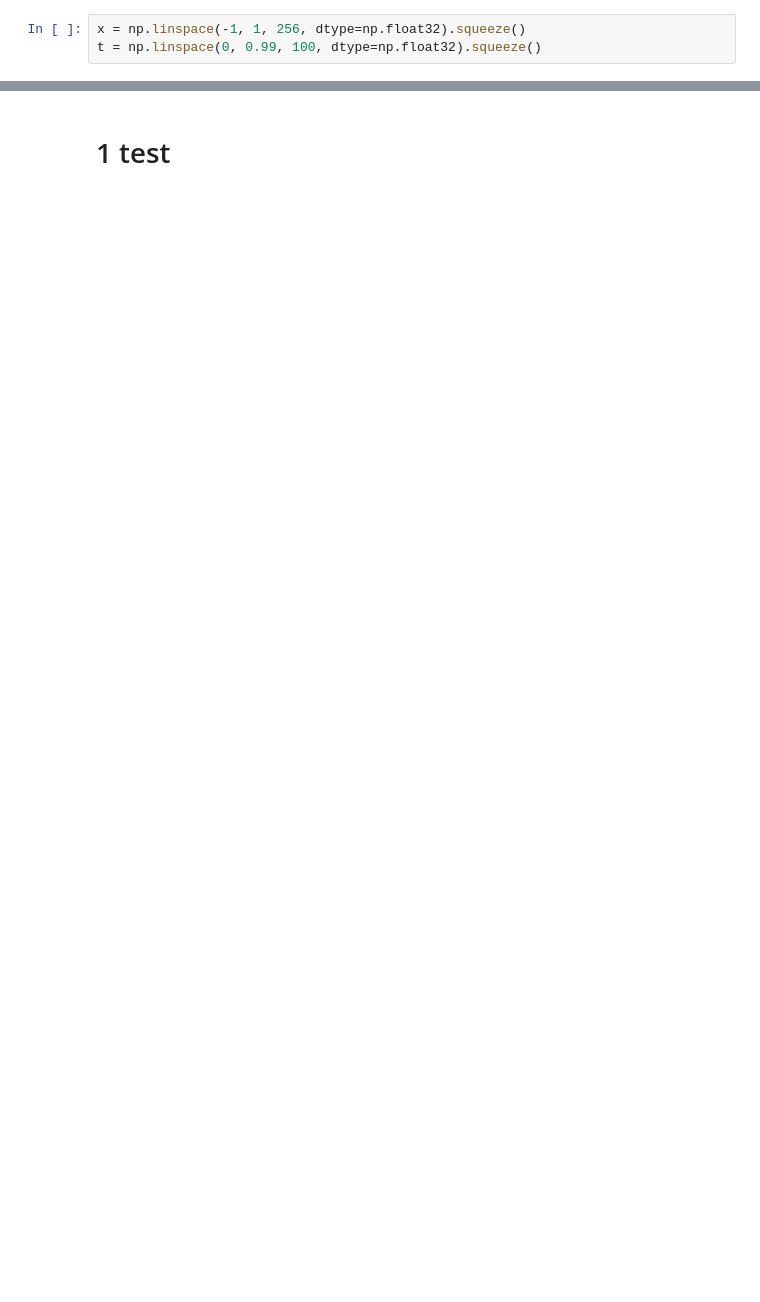
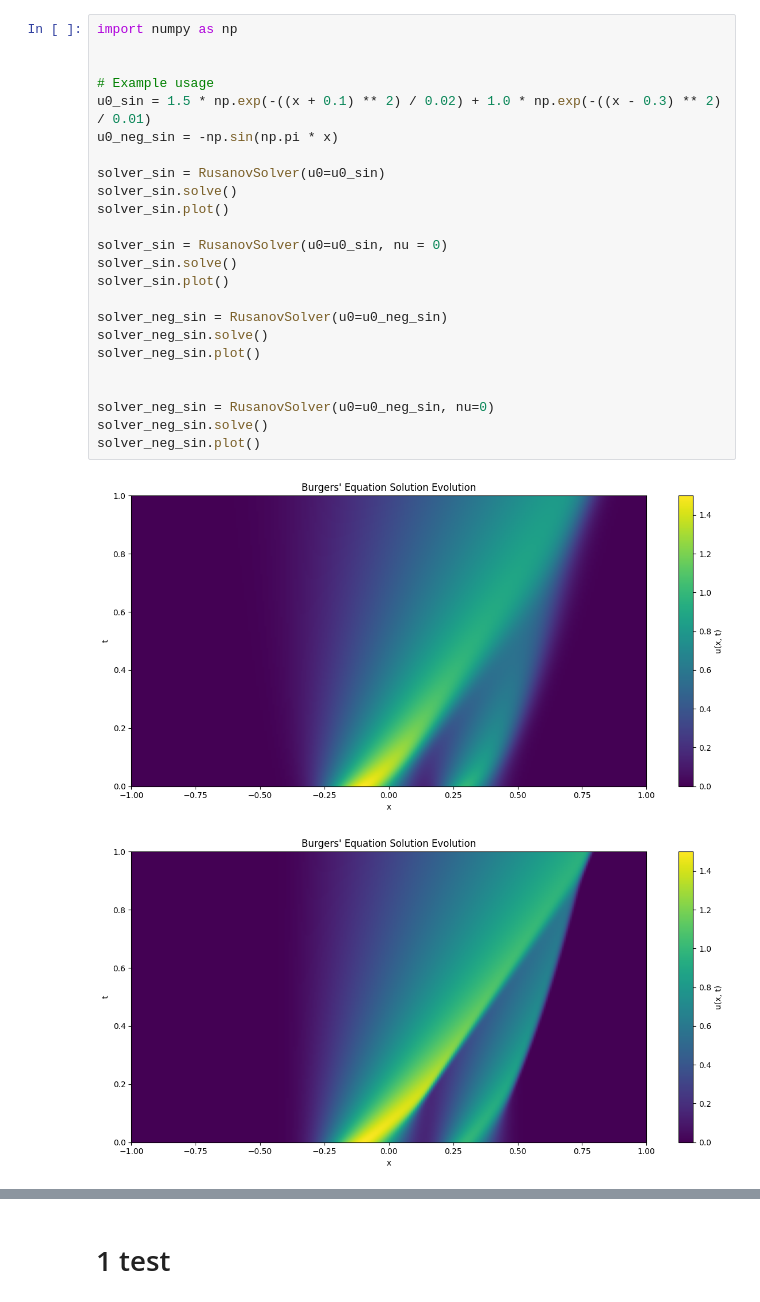
Before and after one commit to FRAMAX444/PINNs, a Jupyter notebook: burgers/pinn_burgers.ipynb, the cells around one changed output, grey strips where cells are left out. Cells and saved outputs as stored; diff of their text form; blank space fills up the shorter version.

Commit message:
rusanov comparison for evolution

```diff
--- a/burgers/burgers.ipynb
+++ b/burgers/pinn_burgers.ipynb
@@ -3,3 +6,27 @@ from utils import *
-# %%
-x = np.linspace(-1, 1, 256, dtype=np.float32).squeeze()
-t = np.linspace(0, 0.99, 100, dtype=np.float32).squeeze()
+# %%
+import numpy as np
+
+
+# Example usage
+u0_sin = 1.5 * np.exp(-((x + 0.1) ** 2) / 0.02) + 1.0 * np.exp(-((x - 0.3) ** 2) / 0.01)
+u0_neg_sin = -np.sin(np.pi * x)
+
+solver_sin = RusanovSolver(u0=u0_sin)
+solver_sin.solve()
+solver_sin.plot()
+
+solver_sin = RusanovSolver(u0=u0_sin, nu = 0)
+solver_sin.solve()
+solver_sin.plot()
+
+solver_neg_sin = RusanovSolver(u0=u0_neg_sin)
+solver_neg_sin.solve()
+solver_neg_sin.plot()
+
+
+solver_neg_sin = RusanovSolver(u0=u0_neg_sin, nu=0)
+solver_neg_sin.solve()
+solver_neg_sin.plot()
+# %% [output]
+[figure, added]
+[figure, added]
```
Also changed, not shown: parts of 9 cells of this notebook, 1 other file.
